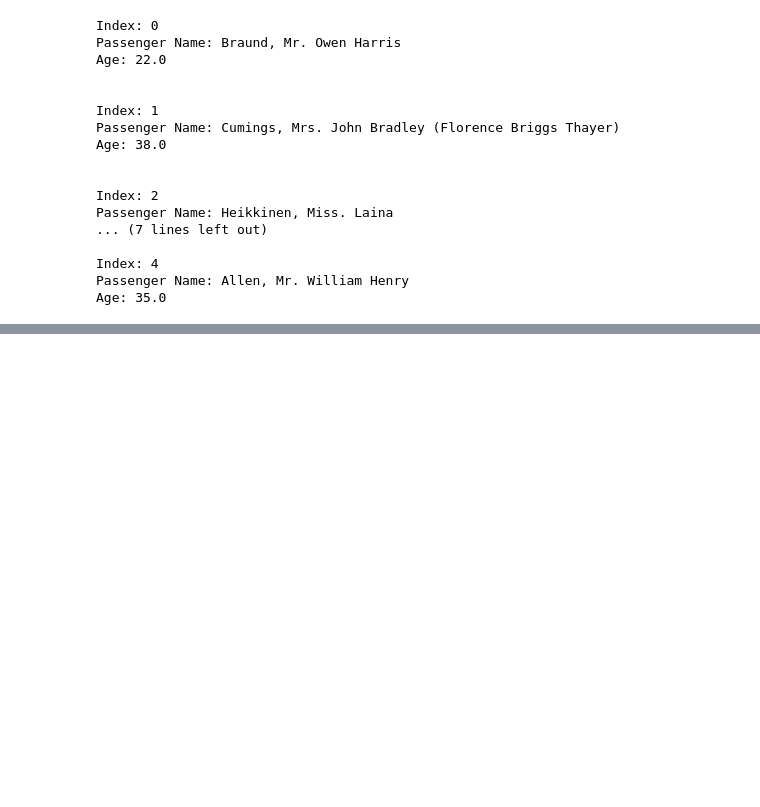
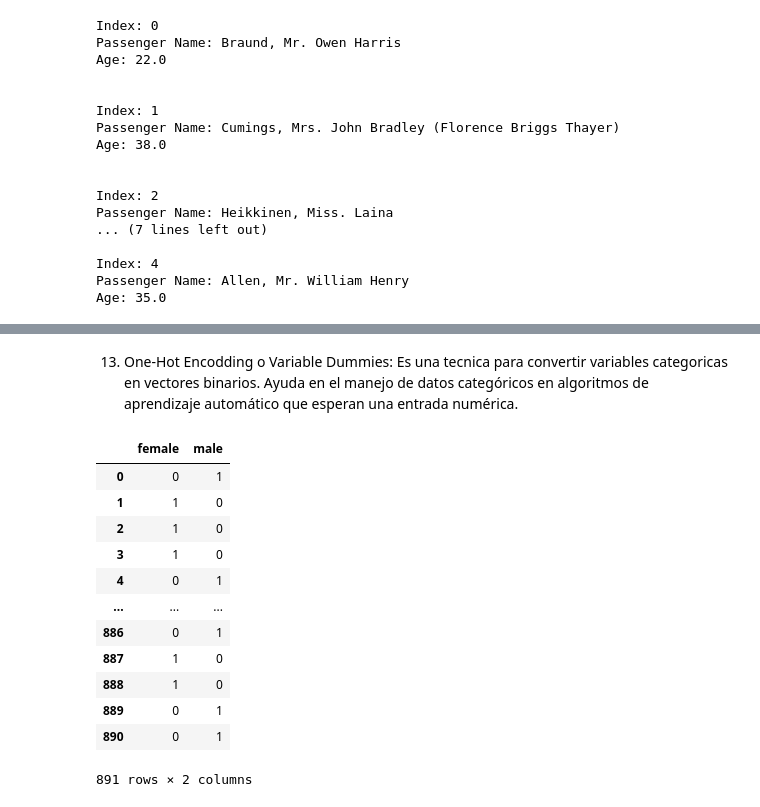
Before and after one commit to mariosanchez5/An-lisis-Exploratorios---Varios, a Jupyter notebook: Dataset_Titanic.ipynb, the cells around one changed output, grey strips where cells are left out. Saved outputs shown, nothing was run; the diff lists cells and outputs as text; code cells hidden in the pictures; blank space fills up the shorter version.

```diff
--- a/Dataset_Titanic.ipynb
+++ b/Dataset_Titanic.ipynb
@@ -417,0 +488,4 @@ Age: 35.0
+# %%
+#Crea una nueva caracteristica en base a la tasa de supervivencia por Pclase
+nueva_caracteristica = df2.groupby('Pclass', as_index=False)['Survived'].mean()
+nueva_caracteristica
@@ -417,0 +497,5 @@ Age: 35.0
+# %%
+#Renombraremos la columna Survived de la nueva caracteristica
+#Antes de unirla al dataset original para que no sea confundido con la columna Survived
+nueva_caracteristica = nueva_caracteristica.rename(columns={'Survived':'tasa_supervivencia'})
+nueva_caracteristica
@@ -417,0 +507,5 @@ Age: 35.0
+# %%
+#Unir la nueva caracteristica al DF original
+#Esto deberiamos hacerlo no con todo el dataset, solo con los datos de entrenamiento
+df2 = pd.merge(df2, nueva_caracteristica, on='Pclass', how='left')
+df2.head(1)
@@ -417,0 +515,24 @@ Age: 35.0
+# %%
+#Aca binarizamos los generos masculinos y femeninos
+df2['Sex'].replace({'male':0,'female':1},inplace=True)
+df2
+# %% [markdown]
+13. One-Hot Encodding o Variable Dummies: Es una tecnica para convertir variables categoricas en vectores binarios. Ayuda en el manejo de datos categóricos en algoritmos de aprendizaje automático que esperan una entrada numérica.
+# %%
+#Obtencion de variables Dummies para la variable Sex
+var_dummies_sex = pd.get_dummies(df2['Sex'])
+var_dummies_sex
+# %% [output]
+|  | female | male |
+| 0 | 0 | 1 |
+| 1 | 1 | 0 |
+| 2 | 1 | 0 |
+| 3 | 1 | 0 |
+| 4 | 0 | 1 |
+| ... | ... | ... |
+| 886 | 0 | 1 |
+| 887 | 1 | 0 |
+| 888 | 1 | 0 |
+| 889 | 0 | 1 |
+| 890 | 0 | 1 |
+891 rows × 2 columns
```
Also changed, not shown: parts of 31 cells of this notebook.
